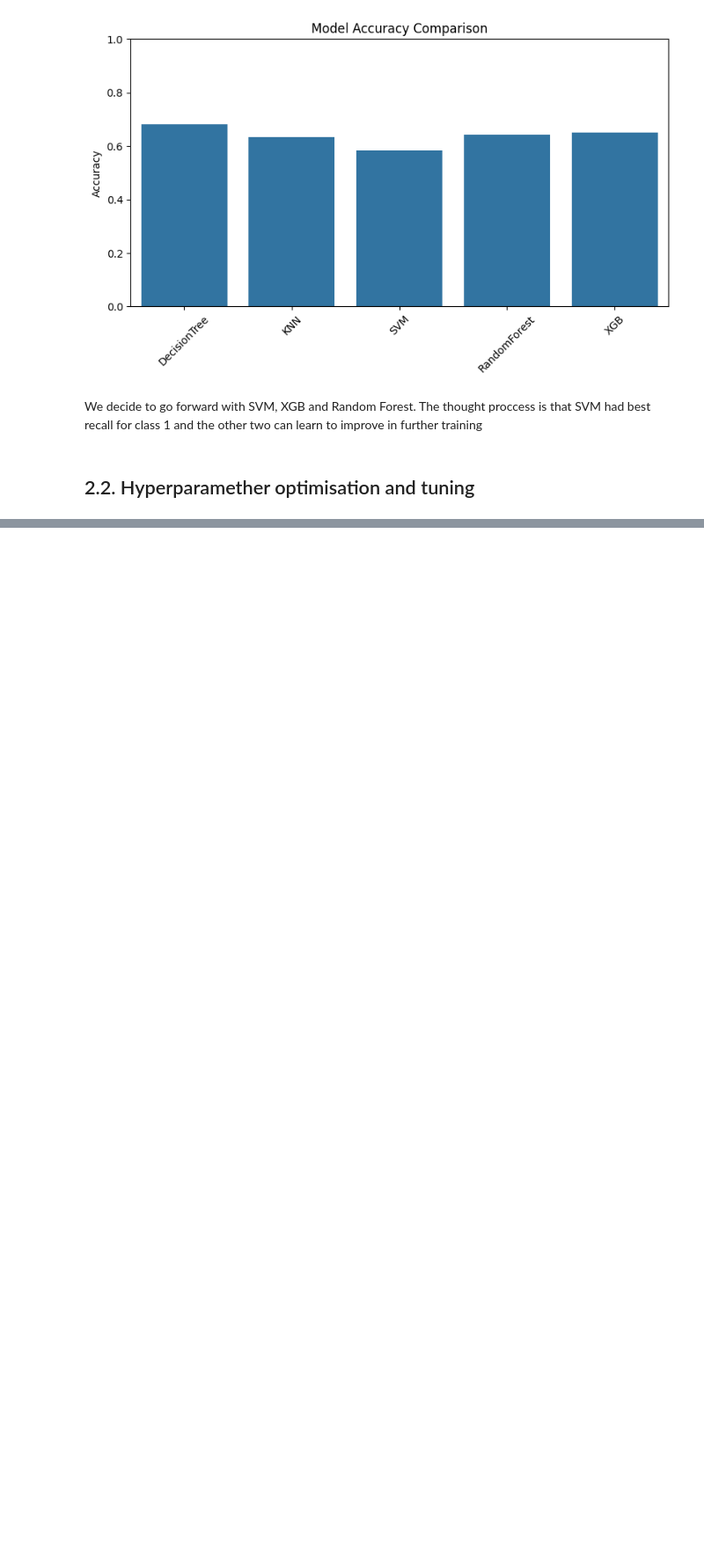
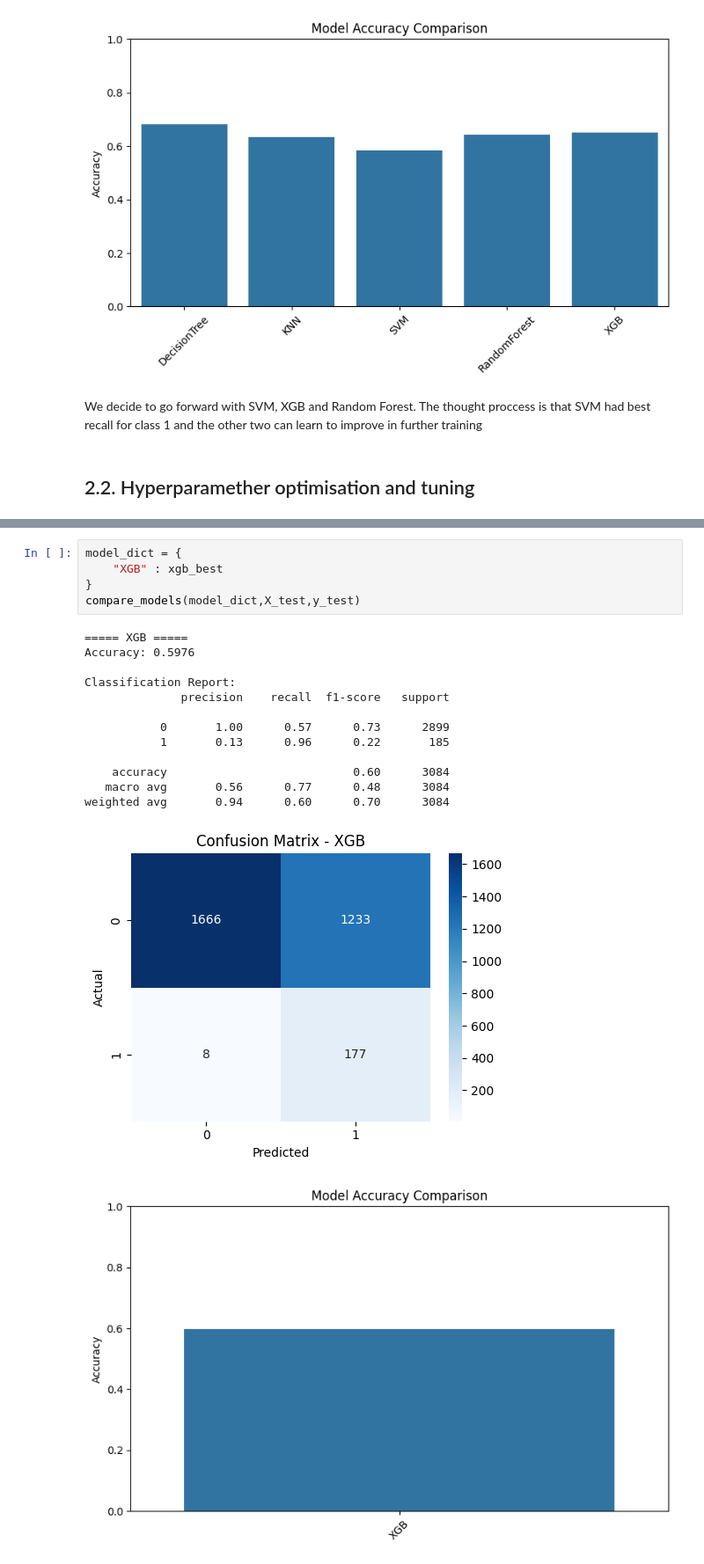
Before and after one commit to David38mk/vehicle-insurance-claim-fraud-datection-ML, a Jupyter notebook: notebooks/Vehicle-Insurance_claim_fraud_detection.ipynb, the cells around one changed output, grey strips where cells are left out. Shown at 88% size. Drawn from its saved outputs; the diff is of its cells as text; blank space fills up the shorter version.

```diff
--- a/notebooks/Vehicle-Insurance_claim_fraud_detection.ipynb
+++ b/notebooks/Vehicle-Insurance_claim_fraud_detection.ipynb
@@ -726,0 +845,20 @@ weighted avg       0.94      0.61      0.71      3084
+# %%
+model_dict = {
+    "XGB" : xgb_best
+}
+compare_models(model_dict,X_test,y_test)
+# %% [output]
+===== XGB =====
+Accuracy: 0.5976
+
+Classification Report:
+              precision    recall  f1-score   support
+
+           0       1.00      0.57      0.73      2899
+           1       0.13      0.96      0.22       185
+
+    accuracy                           0.60      3084
+   macro avg       0.56      0.77      0.48      3084
+weighted avg       0.94      0.60      0.70      3084
+[figure, added]
+[figure, added]
```
Also changed, not shown: parts of 5 cells of this notebook.
